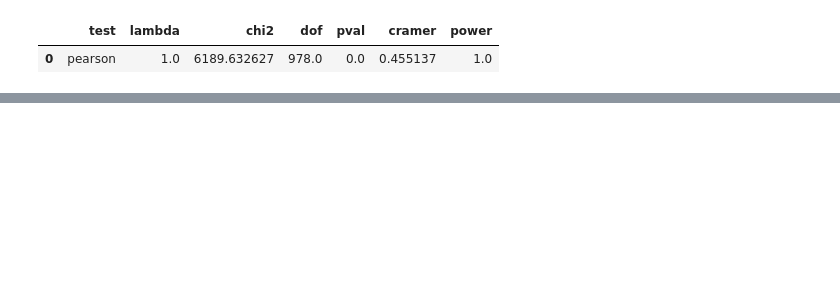
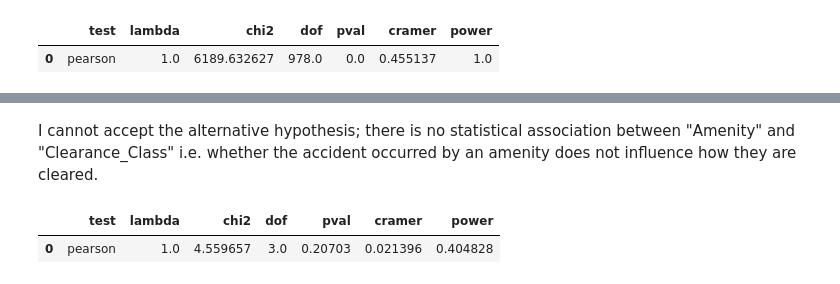
Before and after one commit to Sonya-J00/US_Accidents_ML_Project, a Jupyter notebook: jupyter_notebooks/EDA.ipynb, the cells around one changed output, grey strips where cells are left out. Drawn from its saved outputs; the diff is of its cells as text; code cells hidden in the pictures; blank space fills up the shorter version.

```diff
--- a/jupyter_notebooks/EDA.ipynb
+++ b/jupyter_notebooks/EDA.ipynb
@@ -532,0 +593,13 @@ With Cramer = 0.5, this suggests "County_Other" will have a moderate influence.
+# %% [markdown]
+I cannot accept the alternative hypothesis; there is no statistical association between "Amenity" and "Clearance_Class" i.e. whether the accident occurred by an amenity does not influence how they are cleared.
+# %%
+import warnings
+
+with warnings.catch_warnings():
+    warnings.simplefilter("ignore")
+    expected, observed, stats = pg.chi2_independence(data=df, x='Bump', y='Clearance_Class')
+
+stats[stats['test'] == 'pearson']
+# %% [output]
+|  | test | lambda | chi2 | dof | pval | cramer | power |
+| 0 | pearson | 1.0 | 4.559657 | 3.0 | 0.20703 | 0.021396 | 0.404828 |
```
Also changed, not shown: parts of 35 cells of this notebook.
